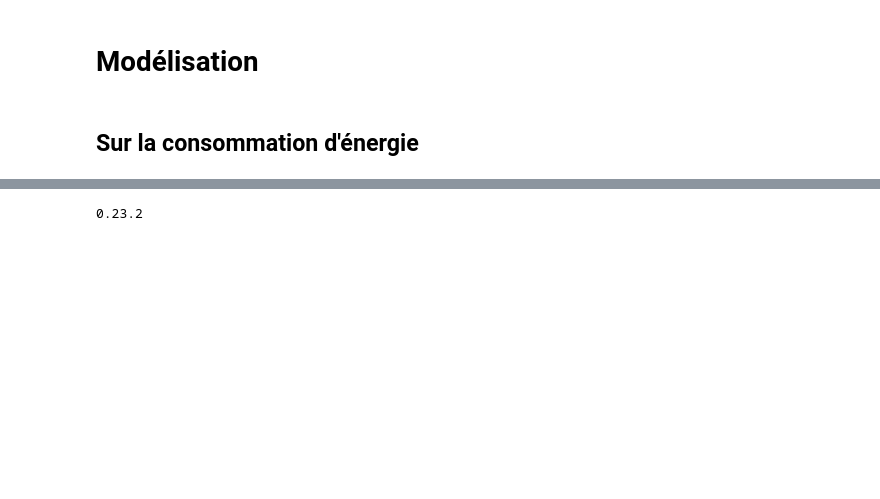
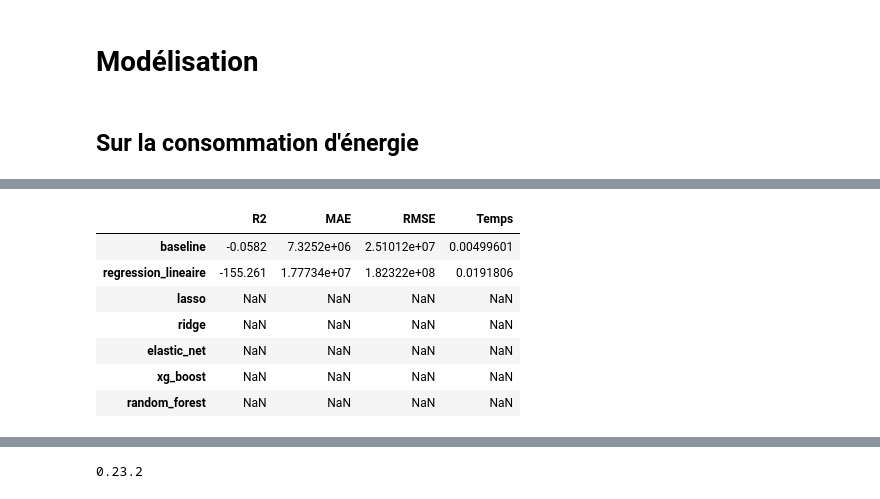
Before and after one commit to sebastienbourgeois/oc-p4-anticiper-besoin-consommation-batiments, a Jupyter notebook: Pelec_02_code.ipynb, the cells around one changed output, grey strips where cells are left out. Saved outputs shown, nothing was run; the diff lists cells and outputs as text; code cells hidden in the pictures; blank space fills up the shorter version.

Commit message:
Validation croisée sur la baseline et la régression linéaire automatisée

```diff
--- a/Pelec_02_code.ipynb
+++ b/Pelec_02_code.ipynb
@@ -353,0 +354,52 @@ MAE : 7470197.624, R² : -0.034, RMSE : 31947627.067, Temps de traitement : 0.01
+# %%
+from sklearn import dummy
+from sklearn.model_selection import cross_validate
+from sklearn.metrics import mean_absolute_error, r2_score, mean_squared_error
+from sklearn import linear_model
+
+resultats = pd.DataFrame(columns=['R2', 'MAE', 'RMSE', 'Temps'],
+                         index=['baseline', 'regression_lineaire', 'lasso', 'ridge', 'elastic_net',
+                                'xg_boost', 'random_forest'])
+
+def calculer_R2(reg, X_test, y_test):
+    y_pred = reg.predict(X_test)
+    return round(r2_score(inverser(y_test), inverser(y_pred)), 3)
+
+def calculer_MAE(reg, X_test, y_test):
+    y_pred = reg.predict(X_test)
+    return round(mean_absolute_error(inverser(y_test), inverser(y_pred)), 3)
+
+def calculer_RMSE(reg, X_test, y_test):
+    y_pred = reg.predict(X_test)
+    return round(mean_squared_error(inverser(y_test), inverser(y_pred), squared=False), 3)
+
+# retourne les résultats de la validation croisée
+def realiser_validation_croisee(modele):
+    cv_resultats = cross_validate(modele, std_X_conso_train, y_conso_train, cv=5,
+                                  scoring={'r2': calculer_R2, 'MAE': calculer_MAE, 'RMSE': calculer_RMSE})
+    cv_resultats['full_time'] = cv_resultats['fit_time'] + cv_resultats['score_time']
+    return cv_resultats
+
+# retourne une liste contenant la moyenne de chaque métrique calculée lors de la validation croisée
+def calculer_moyennes_metriques(cv_resultats):
+    return [cv_resultats['test_r2'].mean(), cv_resultats['test_MAE'].mean(),
+            cv_resultats['test_RMSE'].mean(), cv_resultats['full_time'].mean()]
+
+dum = dummy.DummyRegressor(strategy='mean')
+lr = linear_model.LinearRegression()
+modeles_cv = {'baseline': dum, 'regression_lineaire': lr}
+
+for nom, modele in modeles_cv.items():
+    resultats_validation_croisee = realiser_validation_croisee(modele)
+    resultats.loc[nom] = calculer_moyennes_metriques(resultats_validation_croisee)
+# %%
+resultats
+# %% [output]
+|  | R2 | MAE | RMSE | Temps |
+| baseline | -0.0582 | 7.3252e+06 | 2.51012e+07 | 0.00499601 |
+| regression_lineaire | -155.261 | 1.77734e+07 | 1.82322e+08 | 0.0191806 |
+| lasso | NaN | NaN | NaN | NaN |
+| ridge | NaN | NaN | NaN | NaN |
+| elastic_net | NaN | NaN | NaN | NaN |
+| xg_boost | NaN | NaN | NaN | NaN |
+| random_forest | NaN | NaN | NaN | NaN |
```
Also changed, not shown: parts of 13 cells of this notebook.
